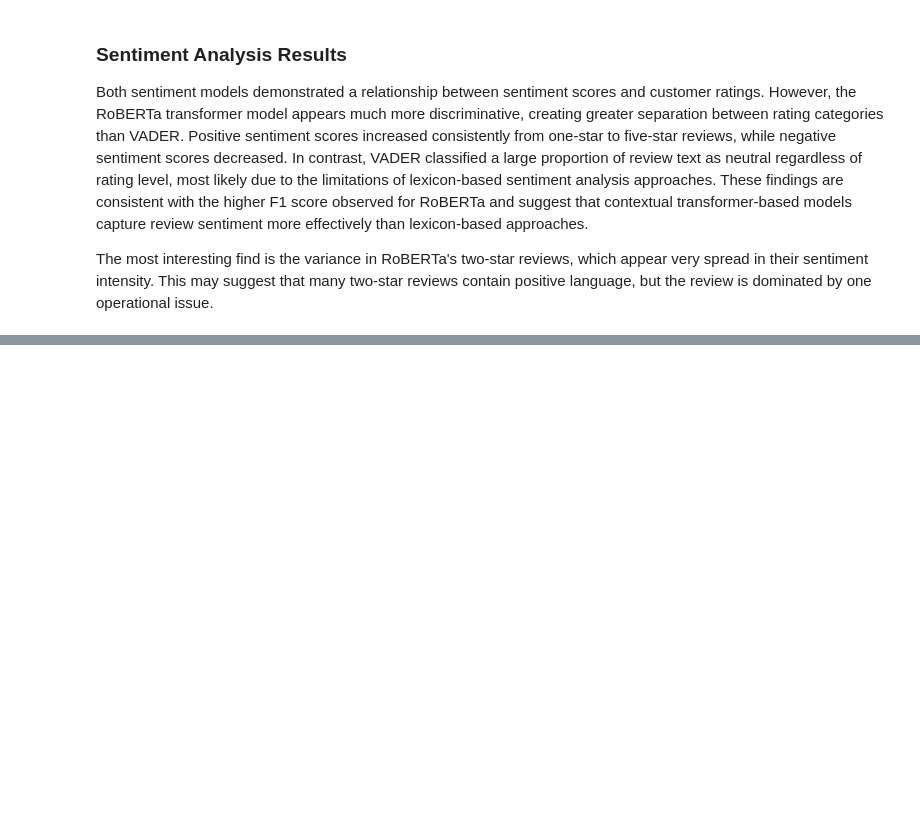
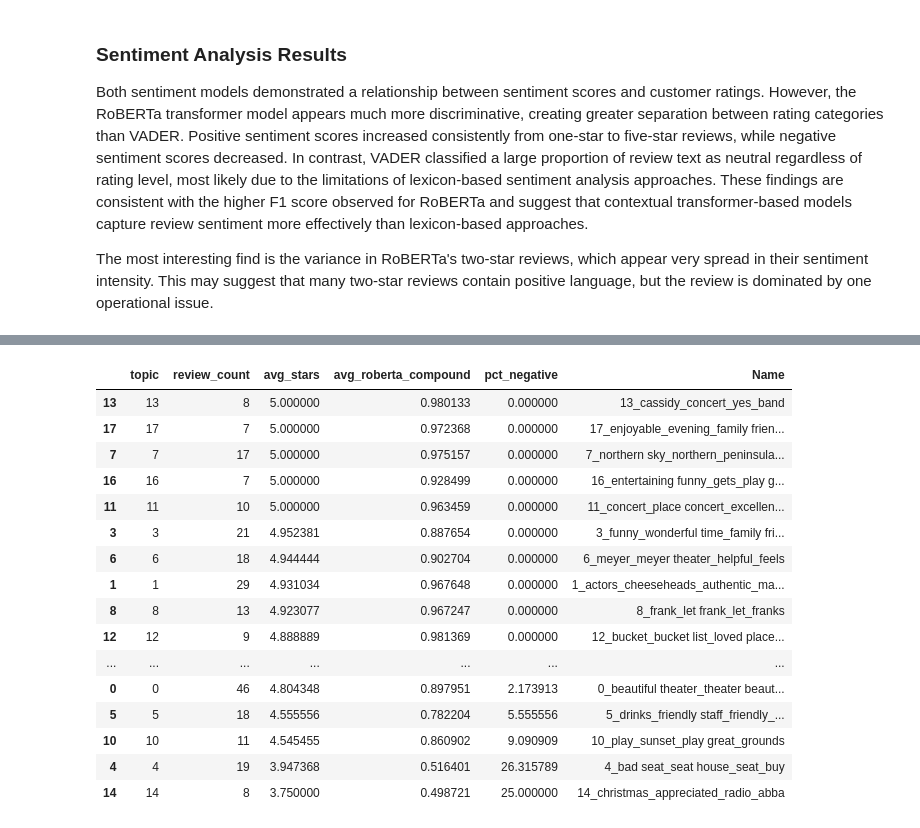
Before and after one commit to ezralinnan/RuralTheatreReviewsNLP, a Jupyter notebook: review_nlp.ipynb, the cells around one changed output, grey strips where cells are left out. Drawn from its saved outputs; the diff is of its cells as text; code cells hidden in the pictures; blank space fills up the shorter version.

```diff
--- a/review_nlp.ipynb
+++ b/review_nlp.ipynb
@@ -537,0 +619,36 @@ The most interesting find is the variance in RoBERTa's two-star reviews, which a
+# %%
+topic_sentiment = (
+    sentiment_df[sentiment_df['topic'] != -1]
+    .groupby('topic')
+    .agg(
+        review_count=('topic', 'count'),
+        avg_stars=('stars_given', 'mean'),
+        avg_roberta_compound=('roberta_compound', 'mean'),
+        pct_negative=('true_label', lambda x: (x == 'negative').mean() * 100)
+    )
+    .reset_index()
+)
+
+topic_names = topic_info[topic_info['Topic'] != -1][['Topic', 'Name']].rename(columns={'Topic' : 'topic'})
+topic_sentiment = topic_sentiment.merge(topic_names, on='topic')
+
+topic_sentiment = topic_sentiment.sort_values('avg_stars', ascending=False)
+topic_sentiment
+# %% [output]
+|  | topic | review_count | avg_stars | avg_roberta_compound | pct_negative | Name |
+| 13 | 13 | 8 | 5.000000 | 0.980133 | 0.000000 | 13_cassidy_concert_yes_band |
+| 17 | 17 | 7 | 5.000000 | 0.972368 | 0.000000 | 17_enjoyable_evening_family frien... |
+| 7 | 7 | 17 | 5.000000 | 0.975157 | 0.000000 | 7_northern sky_northern_peninsula... |
+| 16 | 16 | 7 | 5.000000 | 0.928499 | 0.000000 | 16_entertaining funny_gets_play g... |
+| 11 | 11 | 10 | 5.000000 | 0.963459 | 0.000000 | 11_concert_place concert_excellen... |
+| 3 | 3 | 21 | 4.952381 | 0.887654 | 0.000000 | 3_funny_wonderful time_family fri... |
+| 6 | 6 | 18 | 4.944444 | 0.902704 | 0.000000 | 6_meyer_meyer theater_helpful_feels |
+| 1 | 1 | 29 | 4.931034 | 0.967648 | 0.000000 | 1_actors_cheeseheads_authentic_ma... |
+| 8 | 8 | 13 | 4.923077 | 0.967247 | 0.000000 | 8_frank_let frank_let_franks |
+| 12 | 12 | 9 | 4.888889 | 0.981369 | 0.000000 | 12_bucket_bucket list_loved place... |
+| ... | ... | ... | ... | ... | ... | ... |
+| 0 | 0 | 46 | 4.804348 | 0.897951 | 2.173913 | 0_beautiful theater_theater beaut... |
+| 5 | 5 | 18 | 4.555556 | 0.782204 | 5.555556 | 5_drinks_friendly staff_friendly_... |
+| 10 | 10 | 11 | 4.545455 | 0.860902 | 9.090909 | 10_play_sunset_play great_grounds |
+| 4 | 4 | 19 | 3.947368 | 0.516401 | 26.315789 | 4_bad seat_seat house_seat_buy |
+| 14 | 14 | 8 | 3.750000 | 0.498721 | 25.000000 | 14_christmas_appreciated_radio_abba |
```
Also changed, not shown: parts of 5 cells of this notebook.
